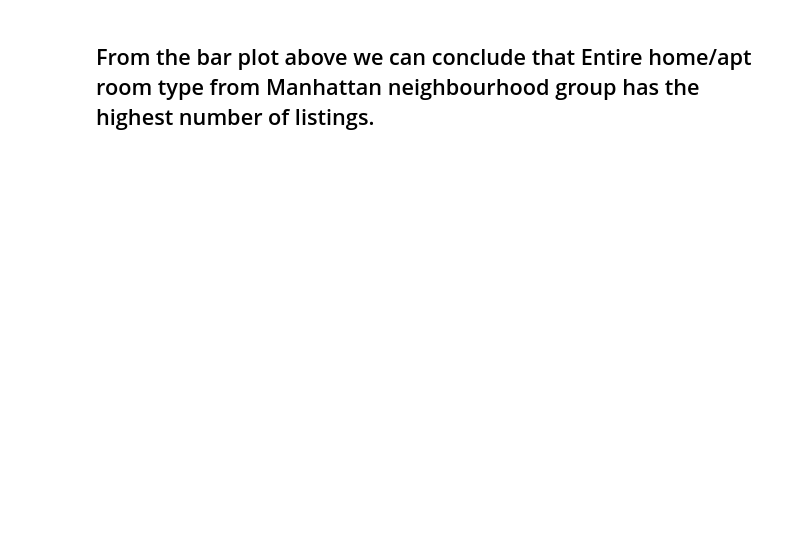
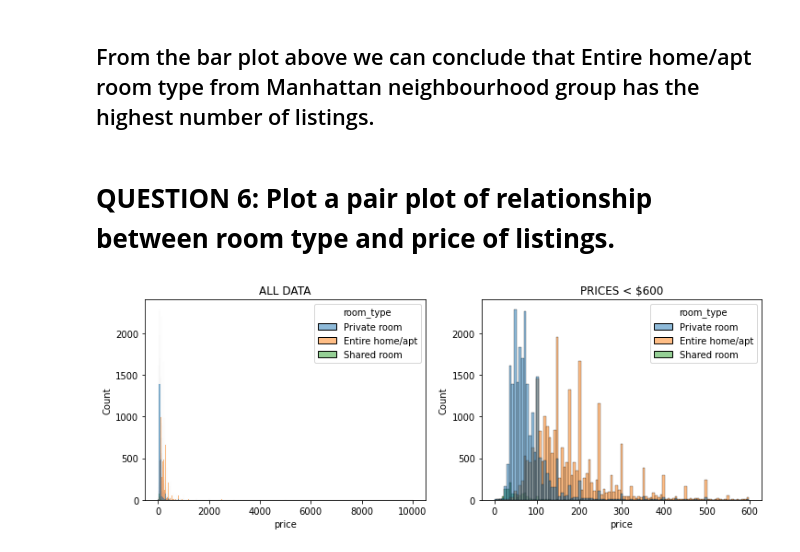
Before and after one commit to vedanttule134/Airbnb-Booking-Analysis, a Jupyter notebook: Vedant_Airbnb_notebook_Capstone_Project.ipynb, the cells around one changed output. Drawn from its saved outputs; the diff is of its cells as text; code cells hidden in the pictures; blank space fills up the shorter version.

```diff
--- a/Vedant_Airbnb_notebook_Capstone_Project.ipynb
+++ b/Vedant_Airbnb_notebook_Capstone_Project.ipynb
@@ -283,2 +286,12 @@ plt.show()
 # %% [markdown]
 ## From the bar plot above we can conclude that Entire home/apt room type from Manhattan neighbourhood group has the highest number of listings.
+# %% [markdown]
+# **QUESTION 6: Plot a pair plot of relationship between room type and price of listings.**
+# %%
+# Pair Plot visualization code
+fig, [ax1, ax2] = plt.subplots(1,2, figsize=(12,4))
+
+sns.histplot(df, x='price', hue='room_type', ax=ax1).set_title('ALL DATA')
+sns.histplot(df.loc[df['price'] < 600], x='price', hue='room_type', ax=ax2).set_title('PRICES < $600');
+# %% [output]
+[figure, added]
```
Also changed, not shown: parts of 8 cells of this notebook.
